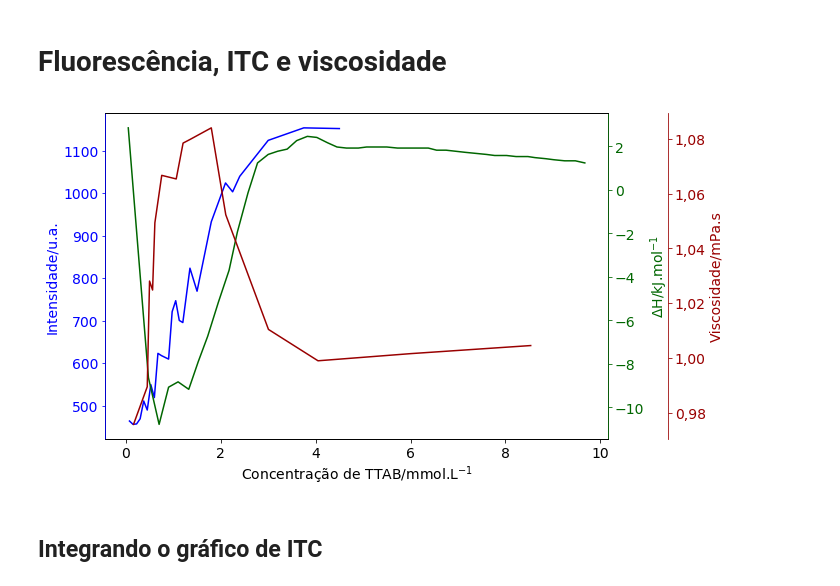
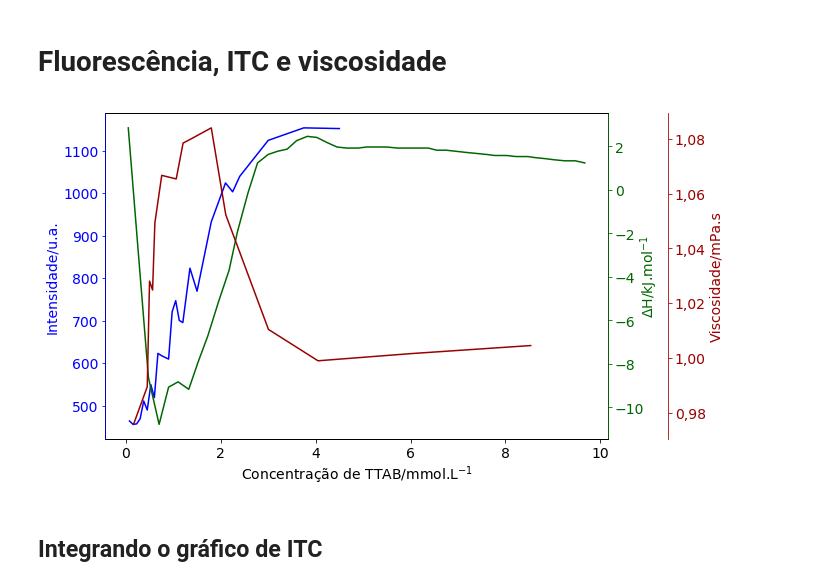
Before and after one commit to KarlClinckspoor/Tese, a Jupyter notebook: imagens/notebooks/dados experimentais/Integração FluorViscITC/Integração viscosidade fluor.ipynb, the cells around one changed output. Saved outputs shown, nothing was run; the diff lists cells and outputs as text; code cells hidden in the pictures.

```diff
--- a/imagens/notebooks/dados experimentais/Integração FluorViscITC/Integração viscosidade fluor.ipynb
+++ b/imagens/notebooks/dados experimentais/Integração FluorViscITC/Integração viscosidade fluor.ipynb
@@ -66,34 +66,35 @@ fig, ax1 = plt.subplots(figsize=(9,6))
 ax2 = ax1.twinx()
 ax3 = ax1.twinx()
 
 l1 = ax1.plot(fluor['conc'], fluor['int'], c=cor1, label='')
 l2 = ax2.plot(itc['conc'], itc['DH'], c=cor2)
 l3 = ax3.plot(visc['conc'], visc['eta'], c=cor3)
 
 ax1.set(xlabel='Concentração de TTAB/mmol.L$^{-1}$', ylabel='Intensidade/u.a.')
 ax2.set(ylabel=r'$\Delta$H/kJ.mol$^{-1}$')
 ax3.set(ylabel='Viscosidade/mPa.s')
 
 # Cores eixos
 ax3.spines['left'].set_color(cor1)
 ax2.spines['right'].set_color(cor2)
 ax3.spines['right'].set_color(cor3)
 
 # Cores ticks
 ax1.tick_params(axis='y', colors=cor1)
 ax2.tick_params(axis='y', colors=cor2)
 ax3.tick_params(axis='y', colors=cor3)
 
 # Cores labels
 ax1.yaxis.label.set_color(cor1)
 ax2.yaxis.label.set_color(cor2)
 ax3.yaxis.label.set_color(cor3)
 
+ax2.yaxis.labelpad = -6
 
 ax3.spines['right'].set_position(('outward', 60))
 fig.savefig('../../../fluor/combinacao_propriedades.pdf')
 # %% [output]
-[figure, old version]
+[figure, new version]
 # %% [markdown]
 ## Integrando o gráfico de ITC
 # %%
```
Also changed, not shown: parts of 1 cell of this notebook, 12 other files.
